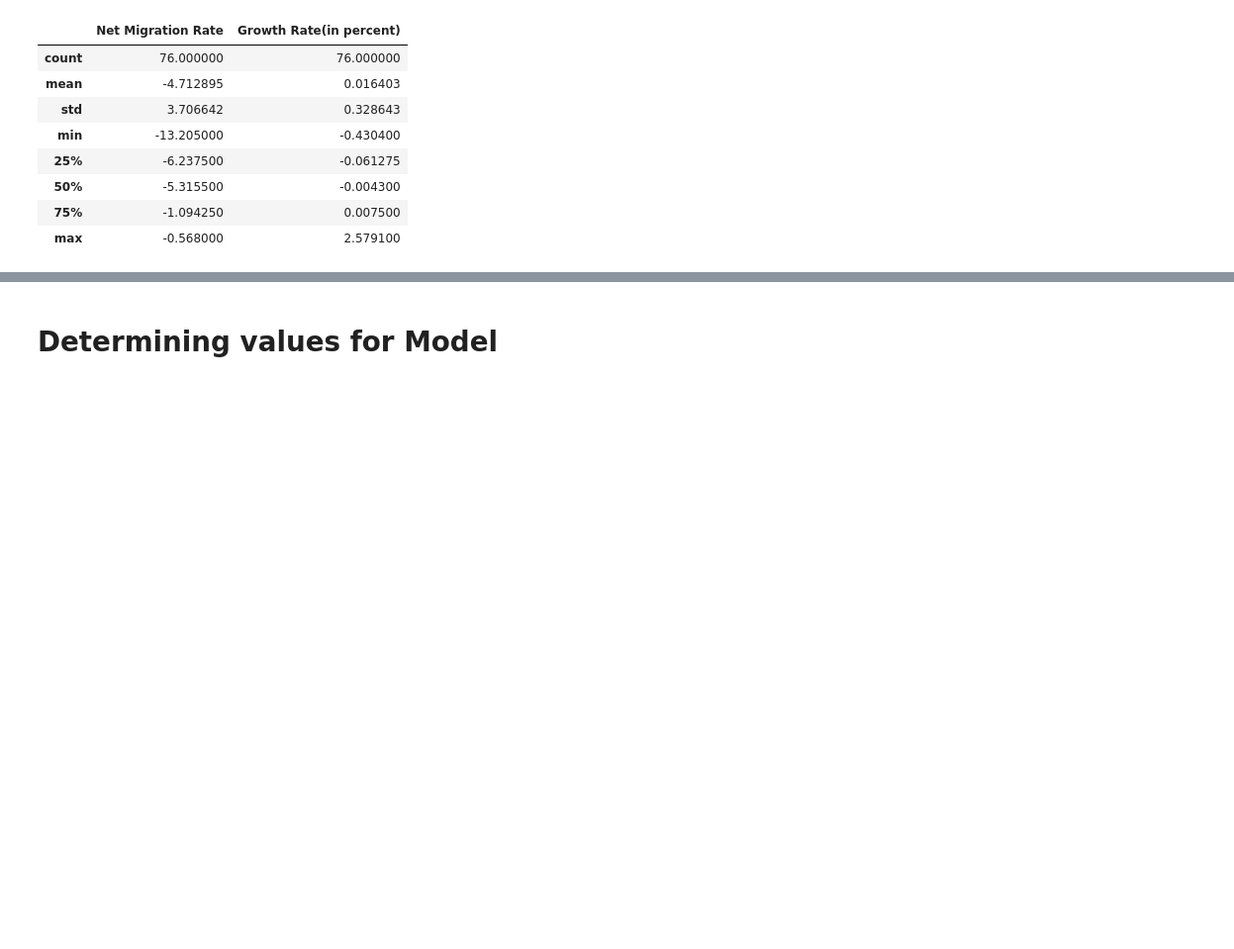
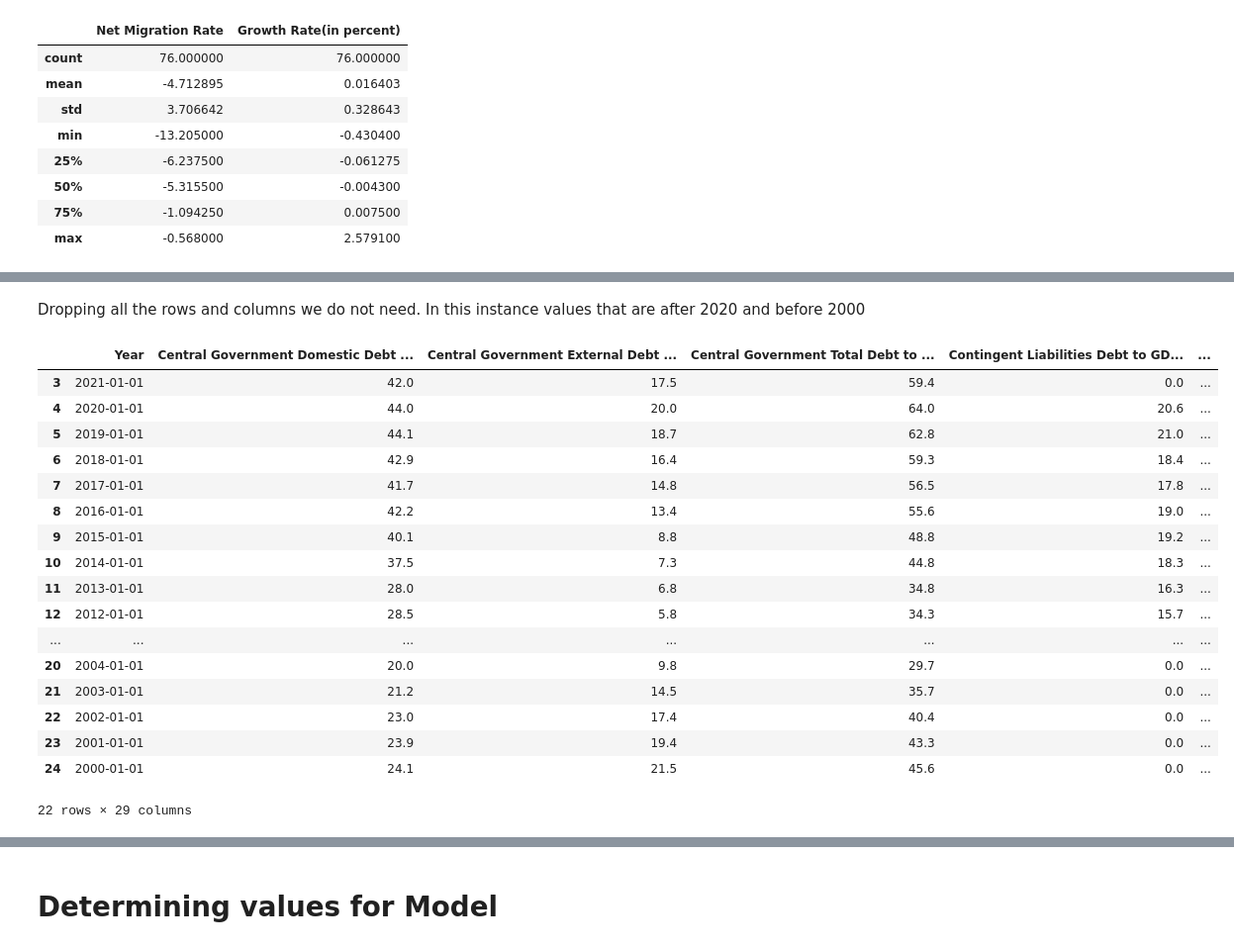
Before and after one commit to CorporaCorporate/COMP-3610-Project, a Jupyter notebook: election_results.ipynb, the cells around one changed output, grey strips where cells are left out. Shown at 99% size. Saved outputs shown, nothing was run; the diff lists cells and outputs as text; code cells hidden in the pictures; blank space fills up the shorter version.

Commit message:
Working on data for check in p1

```diff
--- a/election_results.ipynb
+++ b/election_results.ipynb
@@ -1203,0 +1209,20 @@ df_migration_rate.describe()
+# %%
+# Ensure all date/year columns are named consistently for merging
+df_debt_annual.rename(columns={"Date": "Year"}, inplace=True)
+df_gdp.rename(columns={"date": "Year"}, inplace=True)
+df_inflation.rename(columns={"data": "Year"}, inplace=True)
+df_unemployment.rename(columns={"date": "Year"}, inplace=True)
+df_expenditure.rename(columns={"Date": "Year"}, inplace=True)
+df_migration_rate.rename(columns={"Year": "Year"}, inplace=True)
+df_homicide_rate.rename(columns={"Year": "Year"}, inplace=True)
+
+# Merge all dataframes on the "Year" column
+dataset = df_debt_annual.merge(df_gdp, on="Year", how="outer") \
+                          .merge(df_inflation, on="Year", how="outer") \
+                          .merge(df_unemployment, on="Year", how="outer") \
+                          .merge(df_expenditure, on="Year", how="outer") \
+                          .merge(df_migration_rate, on="Year", how="outer") \
+                          .merge(df_homicide_rate, on="Year", how="outer")
+
+# Display the merged dataframe
+dataset
@@ -1203,0 +1243,12 @@ df_migration_rate.describe()
+# %%
+# Rename columns to more meaningful names
+dataset.rename(columns={
+    'id_x': 'Debt_ID',
+    'id_y': 'GDP_ID',
+    'value_x': 'Debt_Value',
+    'value_y': 'GDP_Value',
+    'value': 'Inflation_Value'
+}, inplace=True)
+
+# Display the updated dataset
+dataset.head()
@@ -1203,0 +1263,27 @@ df_migration_rate.describe()
+# %% [markdown]
+Dropping all the rows and columns we do not need. In this instance values that are after 2020 and before 2000
+# %%
+dataset.dropna(subset=['Net Public Sector Debt to GDP Ratio (%)'], inplace=True)
+dataset.dropna(subset=['Rate_per_100k_Population'], inplace=True)
+dataset.drop(columns={"unit_x", "obs_status_x", "unit_y","Unnamed: 0", "country_y", "country_x"}, inplace=True)
+
+dataset
+# %% [output]
+|  | Year | Central Government Domestic Debt ... | Central Government External Debt ... | Central Government Total Debt to ... | Contingent Liabilities Debt to GD... | ... |
+| 3 | 2021-01-01 | 42.0 | 17.5 | 59.4 | 0.0 | ... |
+| 4 | 2020-01-01 | 44.0 | 20.0 | 64.0 | 20.6 | ... |
+| 5 | 2019-01-01 | 44.1 | 18.7 | 62.8 | 21.0 | ... |
+| 6 | 2018-01-01 | 42.9 | 16.4 | 59.3 | 18.4 | ... |
+| 7 | 2017-01-01 | 41.7 | 14.8 | 56.5 | 17.8 | ... |
+| 8 | 2016-01-01 | 42.2 | 13.4 | 55.6 | 19.0 | ... |
+| 9 | 2015-01-01 | 40.1 | 8.8 | 48.8 | 19.2 | ... |
+| 10 | 2014-01-01 | 37.5 | 7.3 | 44.8 | 18.3 | ... |
+| 11 | 2013-01-01 | 28.0 | 6.8 | 34.8 | 16.3 | ... |
+| 12 | 2012-01-01 | 28.5 | 5.8 | 34.3 | 15.7 | ... |
+| ... | ... | ... | ... | ... | ... | ... |
+| 20 | 2004-01-01 | 20.0 | 9.8 | 29.7 | 0.0 | ... |
+| 21 | 2003-01-01 | 21.2 | 14.5 | 35.7 | 0.0 | ... |
+| 22 | 2002-01-01 | 23.0 | 17.4 | 40.4 | 0.0 | ... |
+| 23 | 2001-01-01 | 23.9 | 19.4 | 43.3 | 0.0 | ... |
+| 24 | 2000-01-01 | 24.1 | 21.5 | 45.6 | 0.0 | ... |
+22 rows × 29 columns
```
Also changed, not shown: parts of 9 cells of this notebook.
